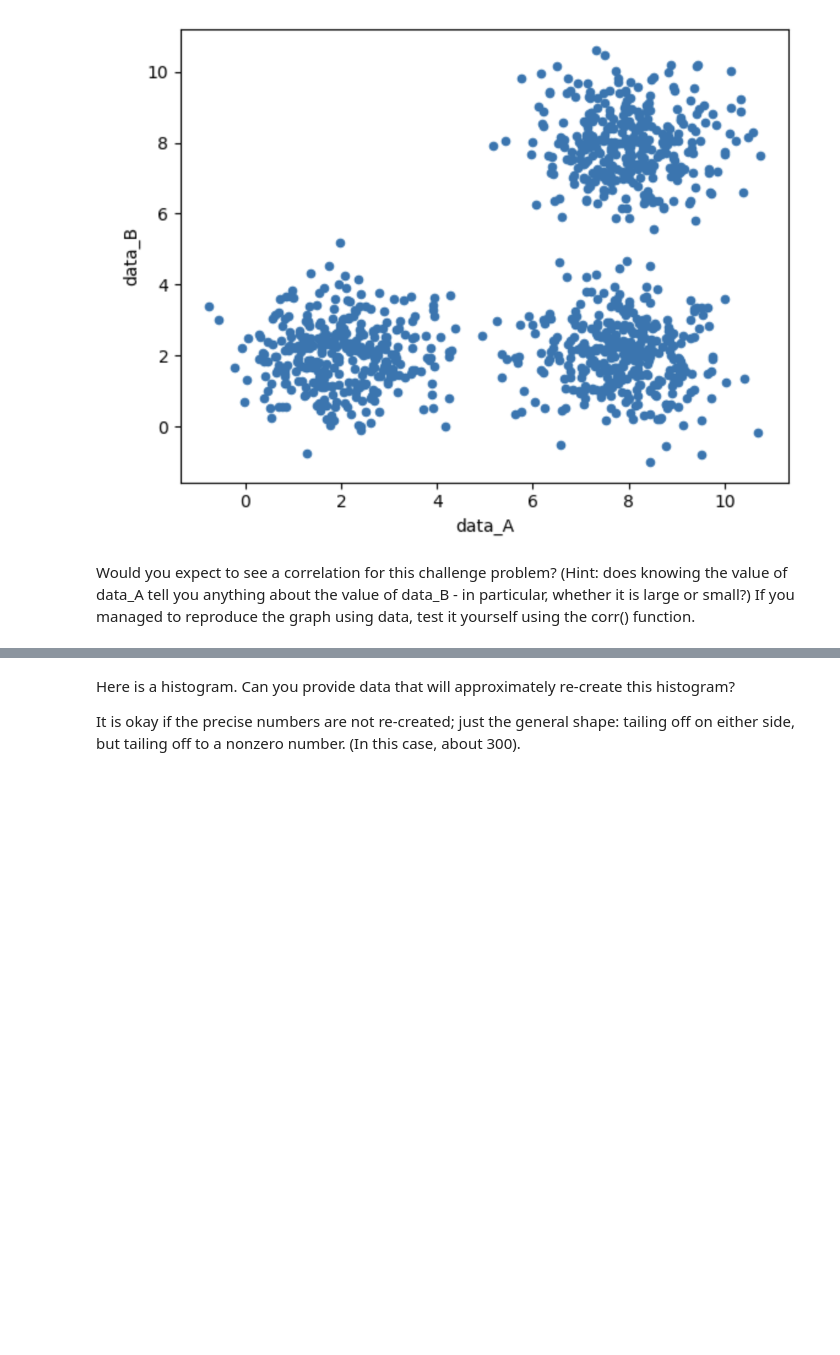
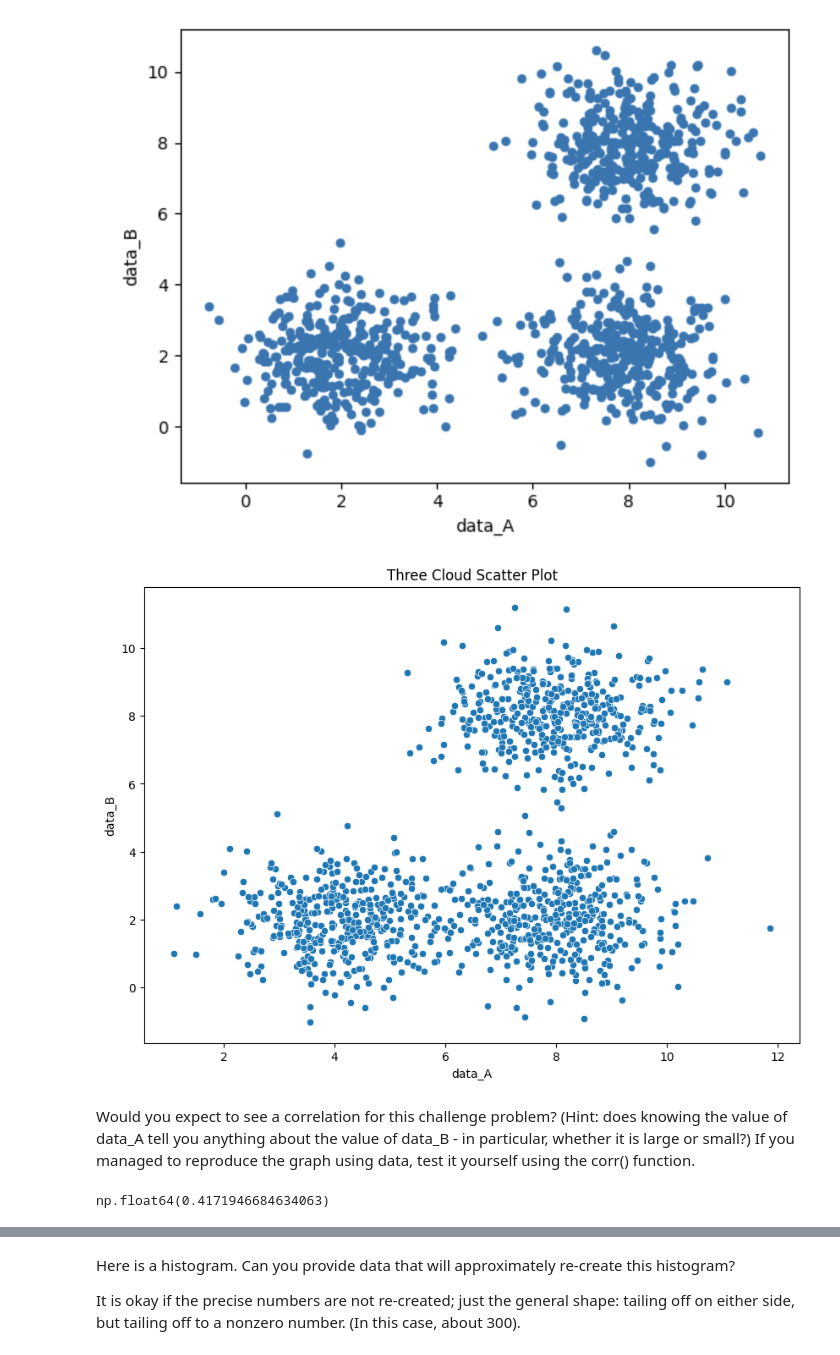
Before and after one commit to SergeyNelyapenkoBU/2025-spring-B2, a Jupyter notebook: OMDS-ModB2-Week5-Nelyapenko-Sergey-concealed-answer.ipynb, the cells around one changed output, grey strips where cells are left out. Cells and saved outputs as stored; diff of their text form; code cells hidden in the pictures; blank space fills up the shorter version.

```diff
--- a/OMDS-ModB2-Week5-Nelyapenko-Sergey-concealed-answer.ipynb
+++ b/OMDS-ModB2-Week5-Nelyapenko-Sergey-concealed-answer.ipynb
@@ -164,5 +280,44 @@ from IPython.display import Image
 Image("threeclouds.png")
 # %% [output]
 [figure]
+# %%
+# Setting the random seed for reproducibility
+np.random.seed(42)
+
+# Number of points per cluster
+num_points = 400
+
+# Generating x-values (data_A) in three distinct segments
+x_values_1 = np.random.normal(loc=8, scale=1, size=num_points)
+x_values_2 = np.random.normal(loc=8, scale=1, size=num_points)
+x_values_3 = np.random.normal(loc=4, scale=1, size=num_points)
+
+# Generating y-values (data_B) for three separate clouds
+y_values_1 = np.random.normal(loc=2, scale=1, size=num_points)
+y_values_2 = np.random.normal(loc=8, scale=1, size=num_points)
+y_values_3 = np.random.normal(loc=2, scale=1, size=num_points)
+
+# Combining all points into a single dataset
+x_values = np.concatenate([x_values_1, x_values_2, x_values_3])
+y_values = np.concatenate([y_values_1, y_values_2, y_values_3])
+
+# Creating a DataFrame for visualization
+df_threeclouds = pd.DataFrame({"data_A": x_values, "data_B": y_values})
+
+# Plotting the scatter plot
+plt.figure(figsize=(10, 7))  # Increase plot size
+sns.scatterplot(data=df_threeclouds, x="data_A", y="data_B")
+plt.title("Three Cloud Scatter Plot")
+plt.show()
+# %% [output]
+[figure, added]
 # %% [markdown]
 Would you expect to see a correlation for this challenge problem?  (Hint: does knowing the value of data_A tell you anything about the value of data_B - in particular, whether it is large or small?)  If you managed to reproduce the graph using data, test it yourself using the corr() function.
+# %%
+# Calculating the correlation between data_A and data_B
+correlation_value = df_threeclouds.corr().loc["data_A", "data_B"]
+
+# Display the correlation value
+correlation_value
+# %% [output]
+np.float64(0.4171946684634063)
```
Also changed, not shown: parts of 11 cells of this notebook, 1 other file.
